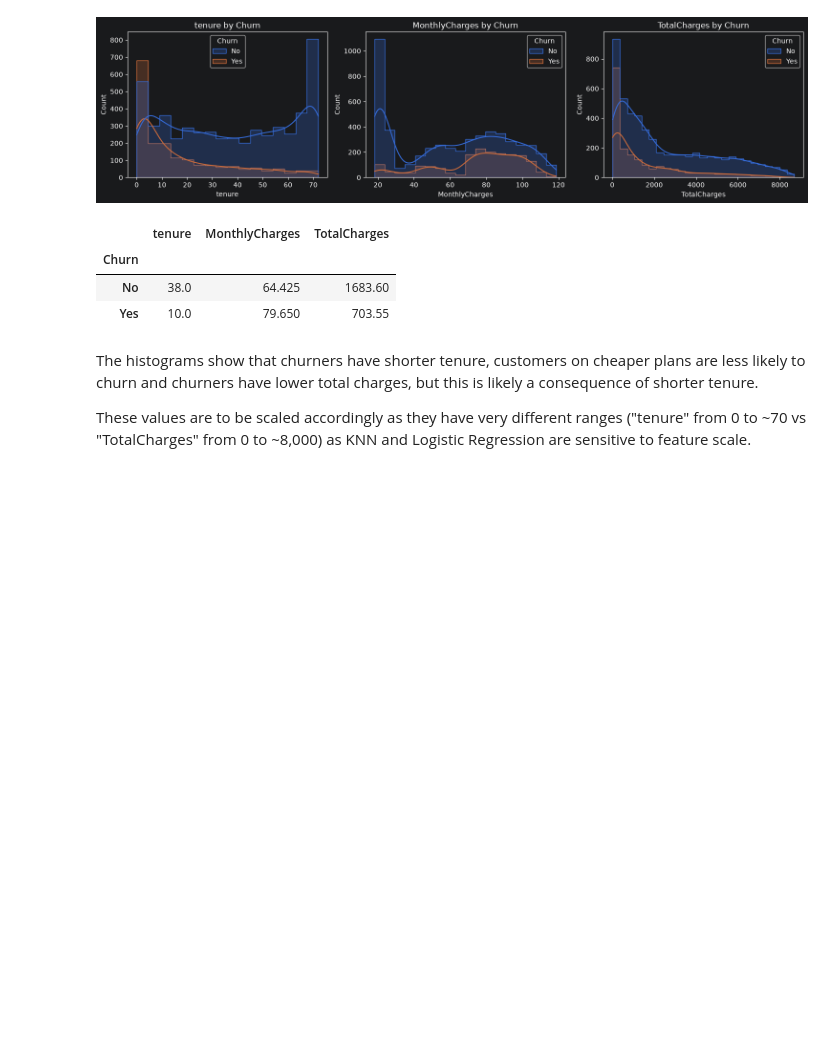
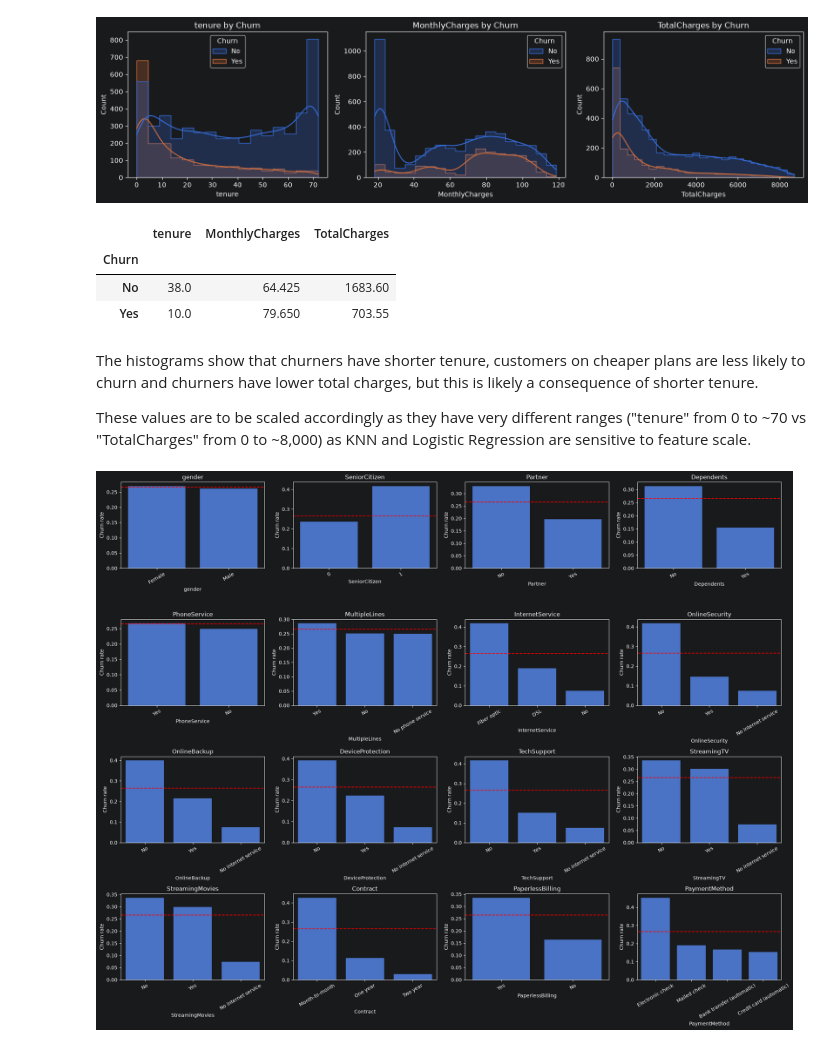
Before and after one commit to yindrasoma/CM2604---Coursework, a Jupyter notebook: notebooks/analysis.ipynb, the cells around one changed output. Saved outputs shown, nothing was run; the diff lists cells and outputs as text; code cells hidden in the pictures; blank space fills up the shorter version.

Commit message:
Compare the categorical features between those who churned and not

```diff
--- a/notebooks/analysis.ipynb
+++ b/notebooks/analysis.ipynb
@@ -125,3 +125,19 @@ df.groupby("Churn")[num_cols].median()
 The histograms show that churners have shorter tenure, customers on cheaper plans are less likely to churn and churners have lower total charges, but this is likely a consequence of shorter tenure.
 
 These values are to be scaled accordingly as they have very different ranges ("tenure" from 0 to ~70 vs "TotalCharges" from 0 to ~8,000) as KNN and Logistic Regression are sensitive to feature scale.
+# %%
+cat_cols = [c for c in df.columns if c not in num_cols + ["customerID", "Churn"]] # list of categorical columns to be examined excluding "customerID" and "Churn"
+overall = (df["Churn"] == "Yes").mean() # calculates average churn rate
+
+fig, axes = plt.subplots(4, 4, figsize=(20, 16)) # defines canvas with sixteen plots
+for ax, col in zip(axes.flat, cat_cols):
+    rate = (df["Churn"] == "Yes").groupby(df[col]).mean().sort_values(ascending=False) # calculates how many churned in each group
+    sns.barplot(x=rate.index, y=rate.values, ax=ax) # draws bar chart for each category
+    ax.axhline(overall, color="red", linestyle="--") # marls average churn for each chart
+    ax.set_title(col)
+    ax.set_ylabel("Churn rate")
+    ax.tick_params(axis="x", rotation=30) #ensures labels don't overlap
+plt.tight_layout()
+plt.show()
+# %% [output]
+[figure, added]
```
Also changed, not shown: parts of 2 cells of this notebook.
